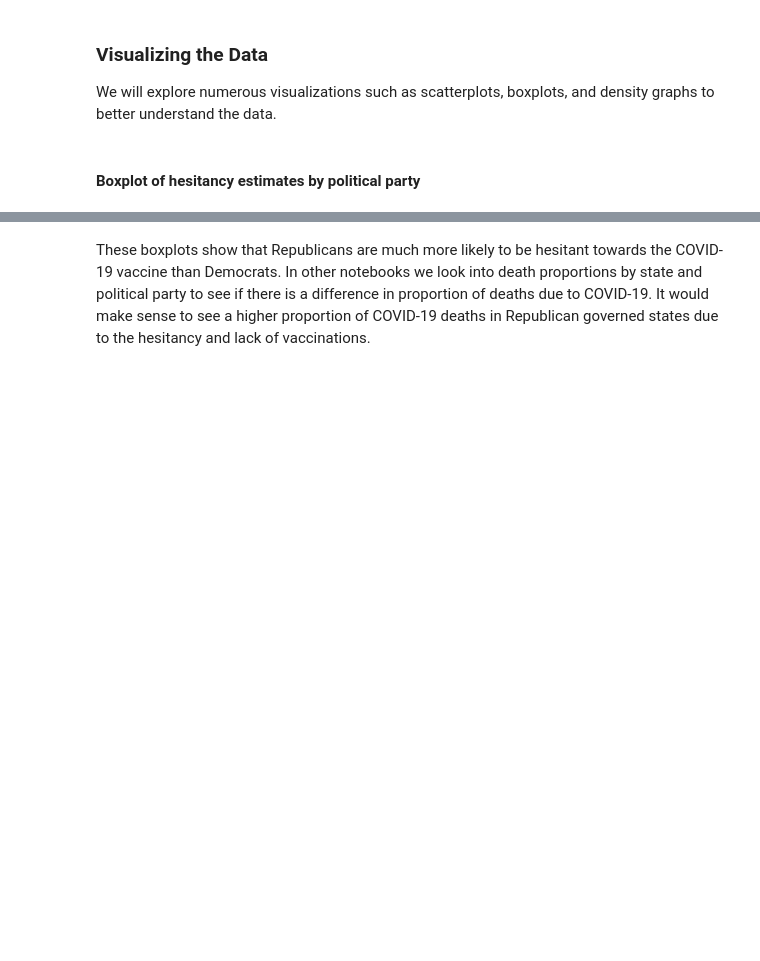
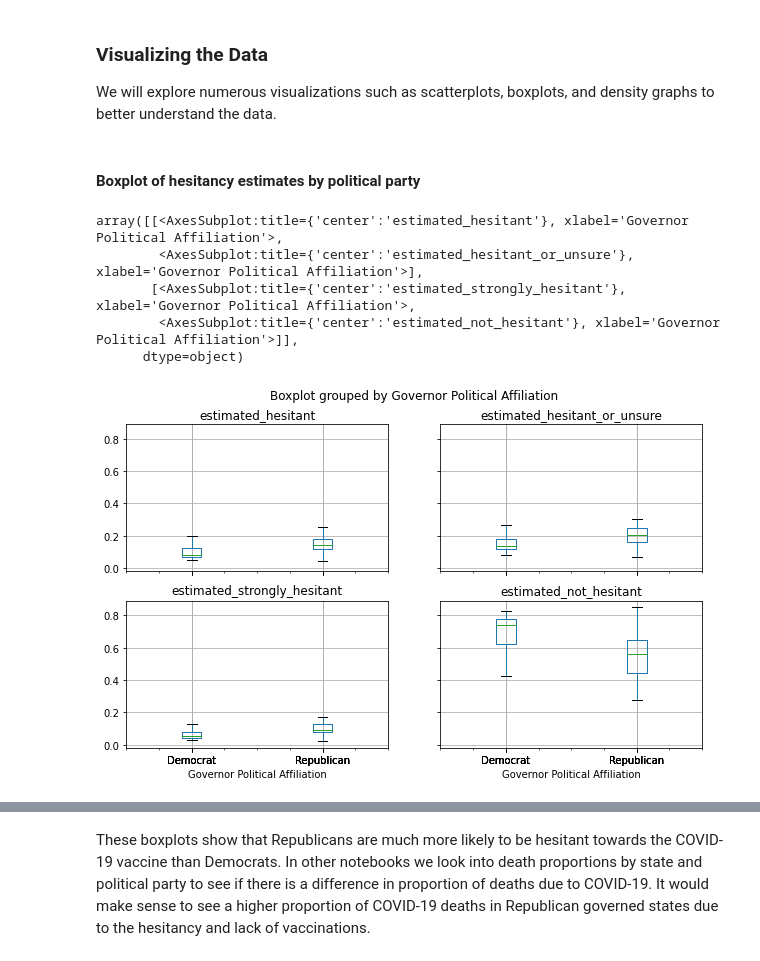
Before and after one commit to gspiga/STAT141Bfinal, a Jupyter notebook: CDC Vaccine Hesitancy Master.ipynb, the cells around one changed output, grey strips where cells are left out. Drawn from its saved outputs; the diff is of its cells as text; code cells hidden in the pictures; blank space fills up the shorter version.

```diff
--- a/CDC Vaccine Hesitancy Master.ipynb
+++ b/CDC Vaccine Hesitancy Master.ipynb
@@ -251,12 +311,19 @@ We will explore numerous visualizations such as scatterplots, boxplots, and dens
 # %%
 # Boxplot of hesitancy estimates by political party
 hesitancy_by_state_df.boxplot(
     column=[
-        'estimated_hesitant',
-        'estimated_hesitant_or_unsure',
-        'estimated_strongly_hesitant',
-        'estimated_not_hesitant'
+        "estimated_hesitant",
+        "estimated_hesitant_or_unsure",
+        "estimated_strongly_hesitant",
+        "estimated_not_hesitant",
     ],
-    by='Governor Political Affiliation',
-    figsize=(10, 6)
+    by="Governor Political Affiliation",
+    figsize=(10, 6),
 )
+# %% [output]
+array([[<AxesSubplot:title={'center':'estimated_hesitant'}, xlabel='Governor Political Affiliation'>,
+        <AxesSubplot:title={'center':'estimated_hesitant_or_unsure'}, xlabel='Governor Political Affiliation'>],
+       [<AxesSubplot:title={'center':'estimated_strongly_hesitant'}, xlabel='Governor Political Affiliation'>,
+        <AxesSubplot:title={'center':'estimated_not_hesitant'}, xlabel='Governor Political Affiliation'>]],
+      dtype=object)
+[figure, added]
```
Also changed, not shown: parts of 27 cells of this notebook.
